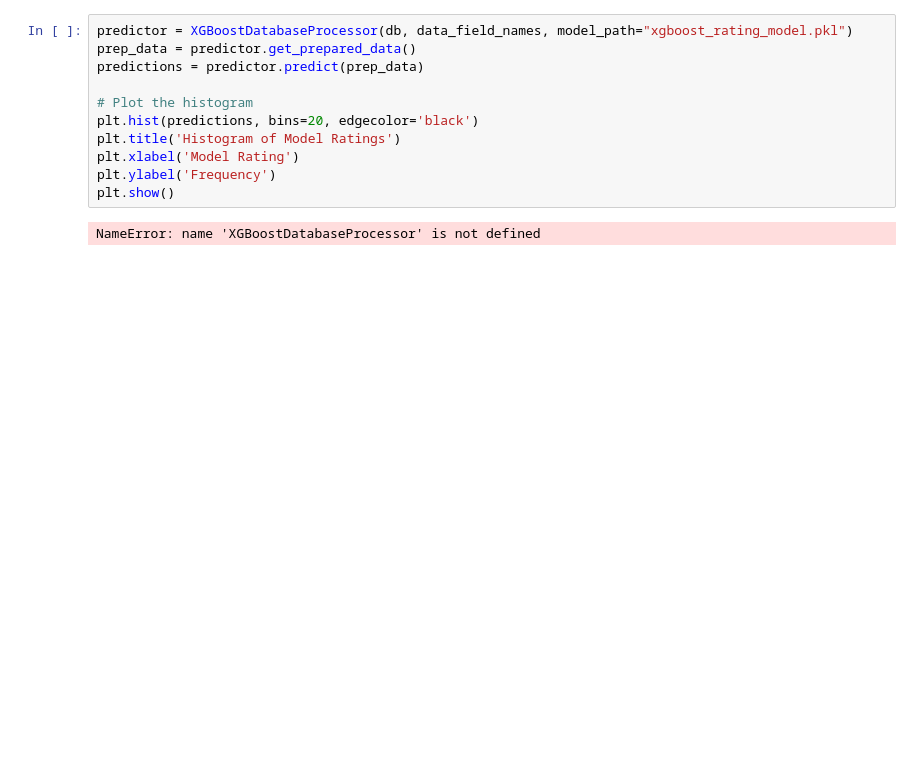
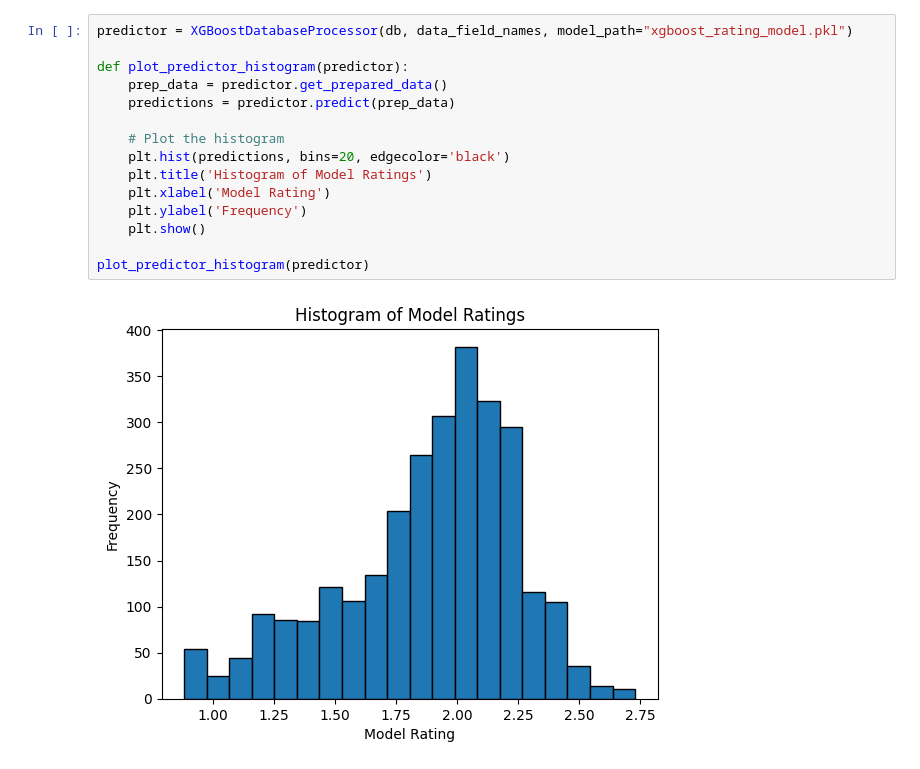
Before and after one commit to eikona-io/pixel-brain, a Jupyter notebook: src/pixelbrain/notebooks/xgboost_processor_notebook.ipynb, the cells around one changed output. Saved outputs shown, nothing was run; the diff lists cells and outputs as text; blank space fills up the shorter version.

```diff
--- a/src/pixelbrain/notebooks/xgboost_processor_notebook.ipynb
+++ b/src/pixelbrain/notebooks/xgboost_processor_notebook.ipynb
@@ -42,13 +52,17 @@ plt.show()
 # %%
 predictor = XGBoostDatabaseProcessor(db, data_field_names, model_path="xgboost_rating_model.pkl")
-prep_data = predictor.get_prepared_data()
-predictions = predictor.predict(prep_data)
 
-# Plot the histogram
-plt.hist(predictions, bins=20, edgecolor='black')
-plt.title('Histogram of Model Ratings')
-plt.xlabel('Model Rating')
-plt.ylabel('Frequency')
-plt.show()
+def plot_predictor_histogram(predictor):
+    prep_data = predictor.get_prepared_data()
+    predictions = predictor.predict(prep_data)
+
+    # Plot the histogram
+    plt.hist(predictions, bins=20, edgecolor='black')
+    plt.title('Histogram of Model Ratings')
+    plt.xlabel('Model Rating')
+    plt.ylabel('Frequency')
+    plt.show()
+
+plot_predictor_histogram(predictor)
 # %% [output]
-NameError: name 'XGBoostDatabaseProcessor' is not defined
+[figure, added]
```
Also changed, not shown: parts of 4 cells of this notebook, 2 other files.
